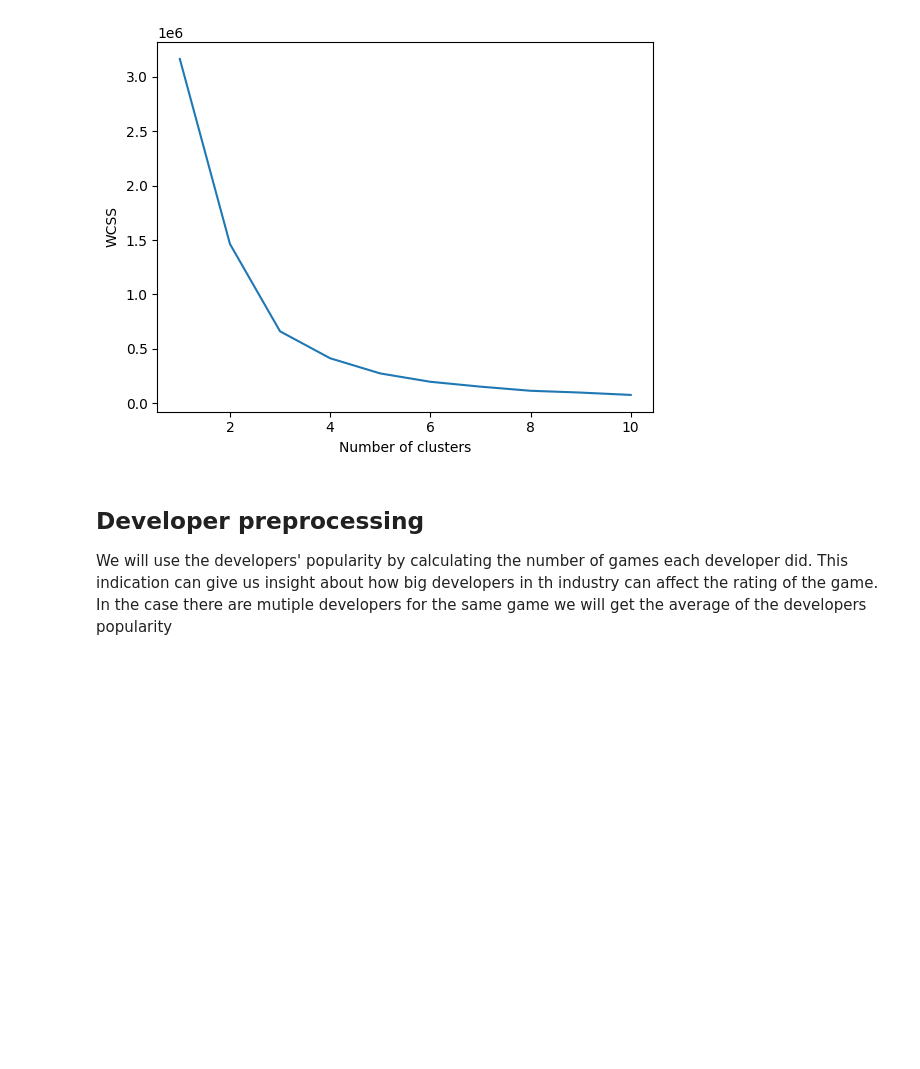
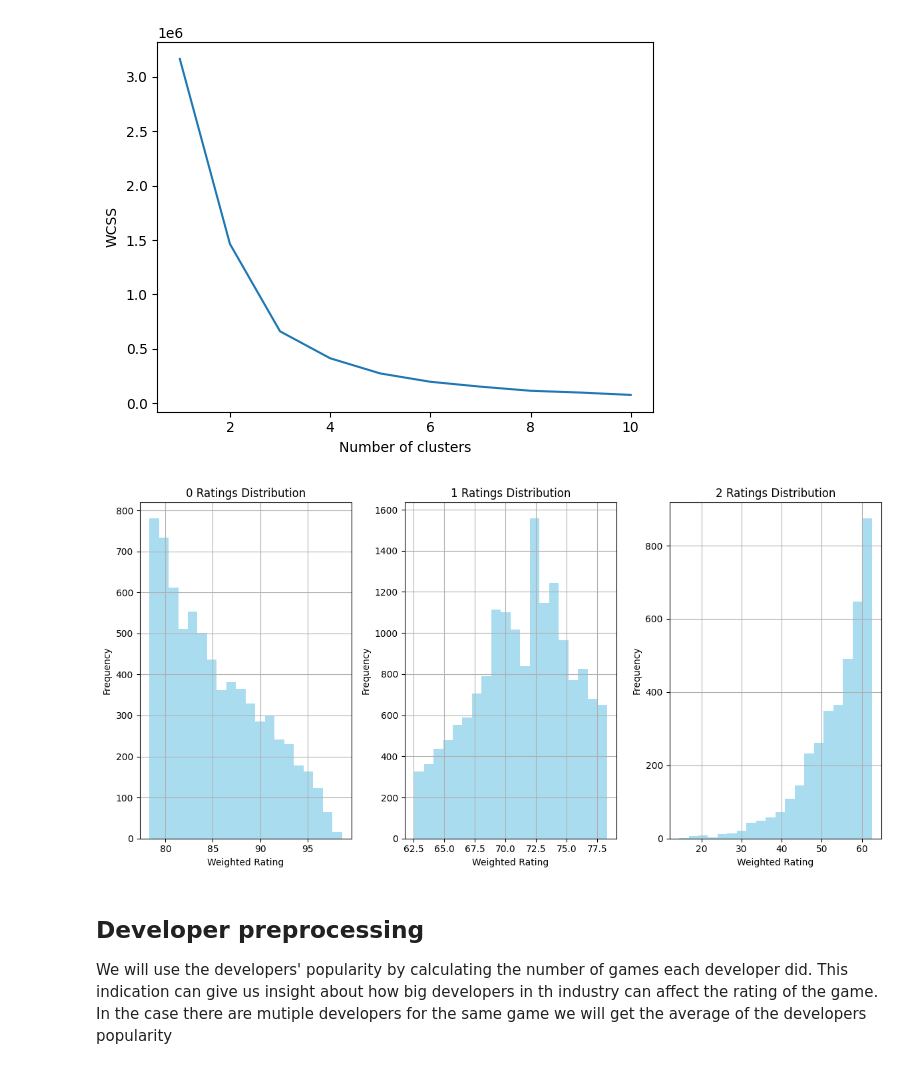
Before and after one commit to MoetazMohamed/Soen471Team30, a Jupyter notebook: soen471Project.ipynb, the cells around one changed output. Cells and saved outputs as stored; diff of their text form; code cells hidden in the pictures; blank space fills up the shorter version.

Commit message:
visualizing k_means

```diff
--- a/soen471Project.ipynb
+++ b/soen471Project.ipynb
@@ -276,3 +272,24 @@ data["labels"] =  kmeans.labels_
+# %%
+kmeans = KMeans(n_clusters=3)
+kmeans.fit(X)
+data["labels"] =  kmeans.labels_
+
+num_categories = 3
+labels = [0, 1, 2]
+plt.figure(figsize=(12, 6))
+for i, category in enumerate(labels):
+    plt.subplot(1, num_categories, i + 1)
+    category_data = data[data['labels'] == category]
+    plt.hist(category_data['weighted_rating'], bins=20, color='skyblue', alpha=0.7)
+    plt.title(f'{category} Ratings Distribution')
+    plt.xlabel('Weighted Rating')
+    plt.ylabel('Frequency')
+    plt.grid(True)
+
+plt.tight_layout()
+plt.show()
+# %% [output]
+[figure, added]
 # %% [markdown]
 ## Developer preprocessing
 We will use the developers' popularity by calculating the number of games each developer did. This indication can give us insight about how big developers in th industry can affect the rating of the game.
```
Also changed, not shown: parts of 2 cells of this notebook.
